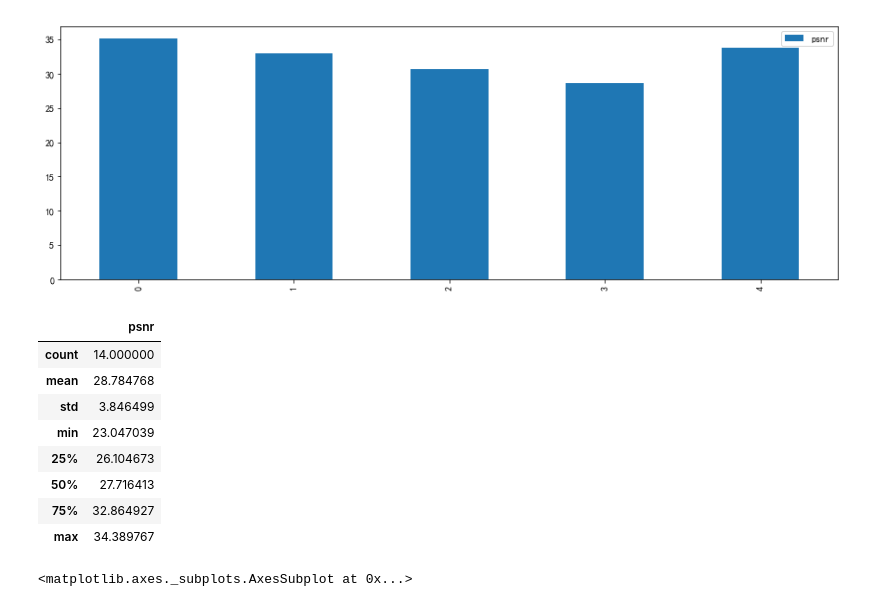
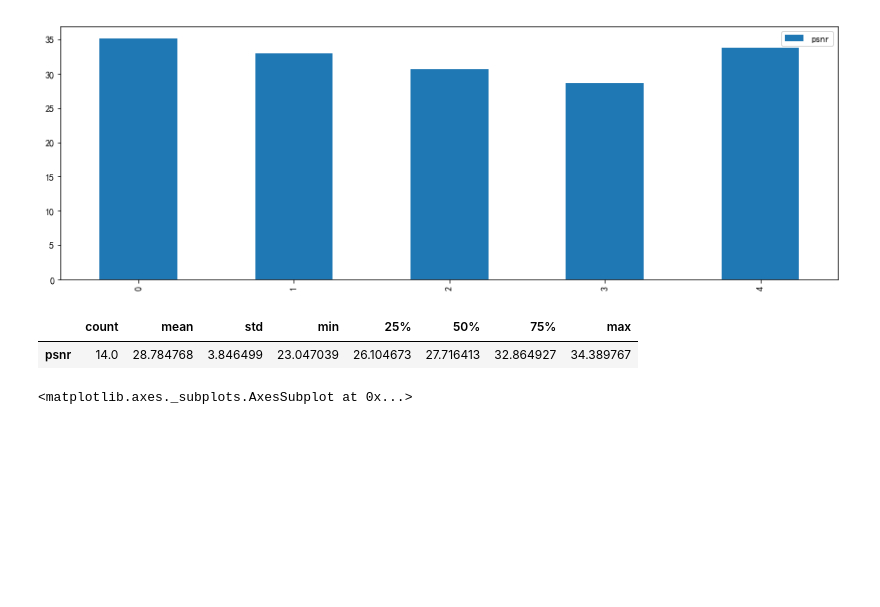
Before and after one commit to Tenfleques/resnet-sr-survey, a Jupyter notebook: RDN-pytorch-master/evaluate-tests.ipynb, the cells around one changed output. Cells and saved outputs as stored; diff of their text form; code cells hidden in the pictures; blank space fills up the shorter version.

```diff
--- a/RDN-pytorch-master/evaluate-tests.ipynb
+++ b/RDN-pytorch-master/evaluate-tests.ipynb
@@ -268,17 +254,10 @@ stats_Set5.plot.bar(figsize = (15,5))
 [figure]
 # %%
 stats_Set14 = get_test_report(test_results, "Set14")
-stats_Set14.describe()
+stats_Set14.describe().transpose()
 # %% [output]
-|  | psnr |
-| count | 14.000000 |
-| mean | 28.784768 |
-| std | 3.846499 |
-| min | 23.047039 |
-| 25% | 26.104673 |
-| 50% | 27.716413 |
-| 75% | 32.864927 |
-| max | 34.389767 |
+|  | count | mean | std | min | 25% | 50% | 75% | max |
+| psnr | 14.0 | 28.784768 | 3.846499 | 23.047039 | 26.104673 | 27.716413 | 32.864927 | 34.389767 |
 # %%
 stats_Set14.plot.bar(figsize = (15,5))
 # %% [output]
```
Also changed, not shown: parts of 4 cells of this notebook.
